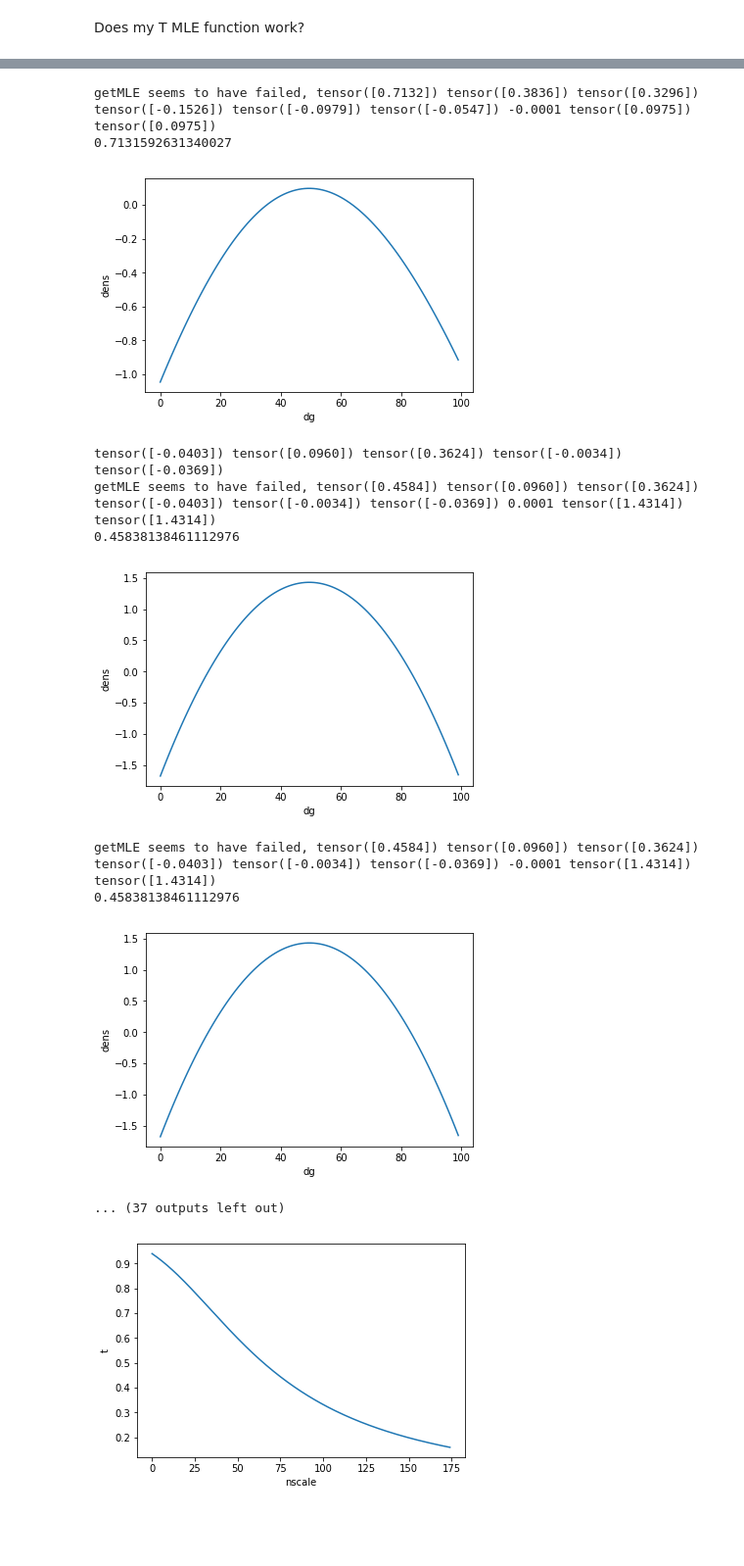
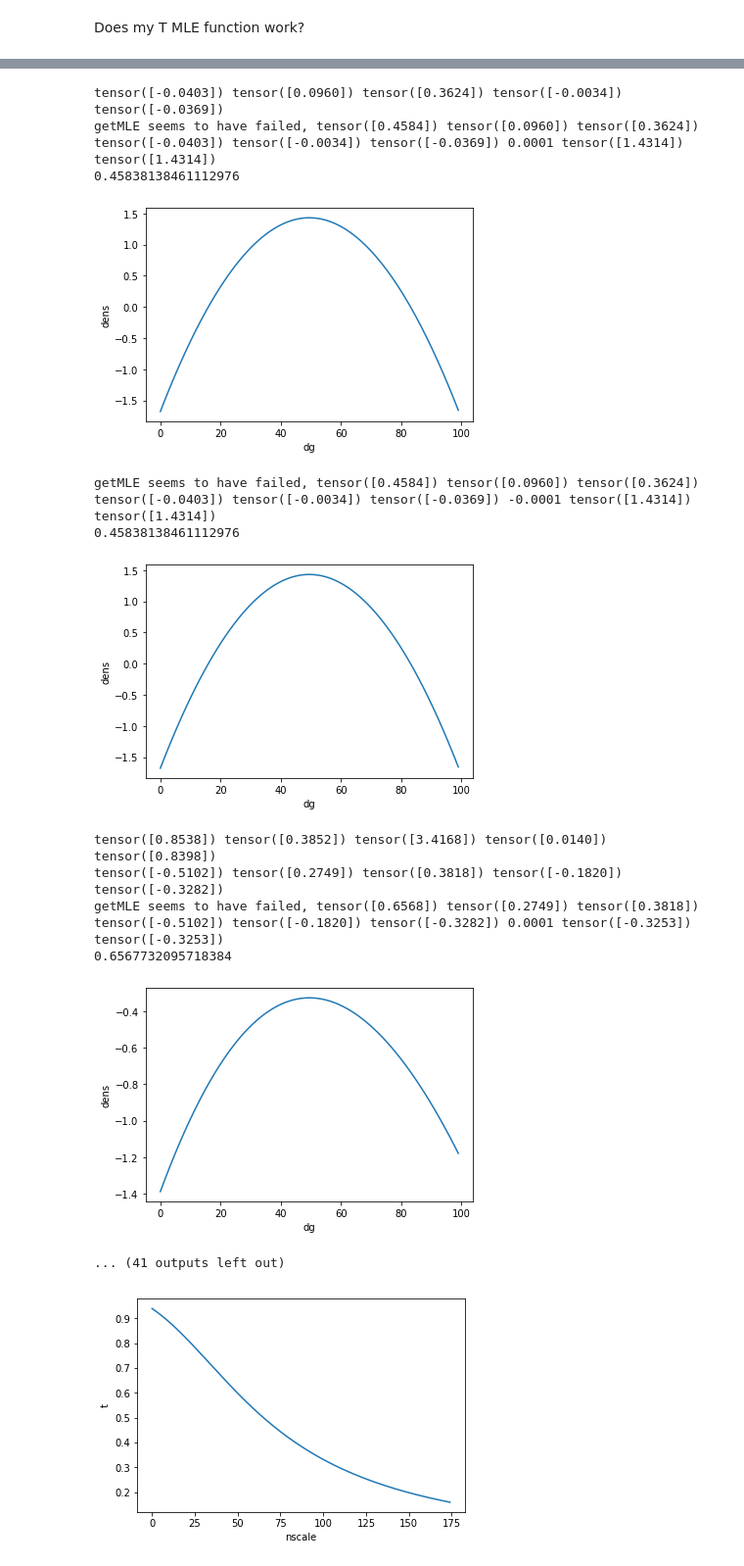
Before and after one commit to jamesonquinn/eipython, a Jupyter notebook: a.testideas.ipynb, the cells around one changed output, grey strips where cells are left out. Shown at 98% size. Saved outputs shown, nothing was run; the diff lists cells and outputs as text; code cells hidden in the pictures; blank space fills up the shorter version.

```diff
--- a/a.testideas.ipynb
+++ b/a.testideas.ipynb
@@ -262,9 +218,9 @@ getMLE seems to have failed, tensor([0.6568]) tensor([0.3971]) tensor([-0.2596])
 Does my T MLE function work?
 # %%
 from importlib import reload
-import demoT #import *
-reload(demoT)
-from demoT import *
+import multisiteT #import *
+reload(multisiteT)
+from multisiteT import *
 import cProfile as profile
 
 
@@ -285,14 +241,16 @@ getMLE seems to have failed, tensor([0.7132]) tensor([0.3836]) tensor([0.3296])
-getMLE seems to have failed, tensor([0.7132]) tensor([0.3836]) tensor([0.3296]) tensor([-0.1526]) tensor([-0.0979]) tensor([-0.0547]) -0.0001 tensor([0.0975]) tensor([0.0975])
-0.7131592631340027
+tensor([-0.0403]) tensor([0.0960]) tensor([0.3624]) tensor([-0.0034]) tensor([-0.0369])
+getMLE seems to have failed, tensor([0.4584]) tensor([0.0960]) tensor([0.3624]) tensor([-0.0403]) tensor([-0.0034]) tensor([-0.0369]) 0.0001 tensor([1.4314]) tensor([1.4314])
+0.45838138461112976
-[figure, old version]
+[figure, new version]
-tensor([-0.0403]) tensor([0.0960]) tensor([0.3624]) tensor([-0.0034]) tensor([-0.0369])
-getMLE seems to have failed, tensor([0.4584]) tensor([0.0960]) tensor([0.3624]) tensor([-0.0403]) tensor([-0.0034]) tensor([-0.0369]) 0.0001 tensor([1.4314]) tensor([1.4314])
+getMLE seems to have failed, tensor([0.4584]) tensor([0.0960]) tensor([0.3624]) tensor([-0.0403]) tensor([-0.0034]) tensor([-0.0369]) -0.0001 tensor([1.4314]) tensor([1.4314])
 0.45838138461112976
-[figure, old version]
+[figure, new version]
-getMLE seems to have failed, tensor([0.4584]) tensor([0.0960]) tensor([0.3624]) tensor([-0.0403]) tensor([-0.0034]) tensor([-0.0369]) -0.0001 tensor([1.4314]) tensor([1.4314])
-0.45838138461112976
+tensor([0.8538]) tensor([0.3852]) tensor([3.4168]) tensor([0.0140]) tensor([0.8398])
+tensor([-0.5102]) tensor([0.2749]) tensor([0.3818]) tensor([-0.1820]) tensor([-0.3282])
+getMLE seems to have failed, tensor([0.6568]) tensor([0.2749]) tensor([0.3818]) tensor([-0.5102]) tensor([-0.1820]) tensor([-0.3282]) 0.0001 tensor([-0.3253]) tensor([-0.3253])
+0.6567732095718384
-[figure, old version]
+[figure, new version]
-... (37 outputs left out)
+... (41 outputs left out)
 # %%
 from importlib import reload
 import demoT #import *
```
Also changed, not shown: parts of 3 cells of this notebook, 22 other files.
